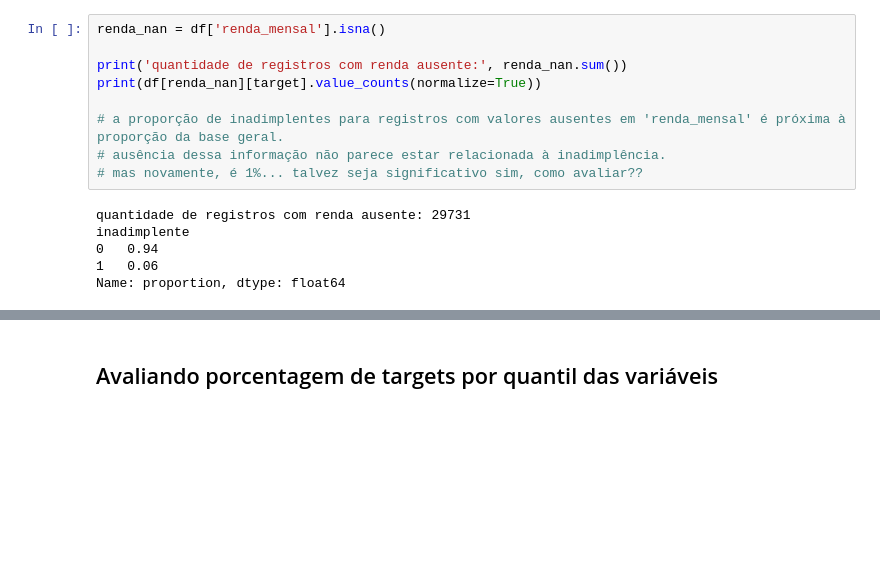
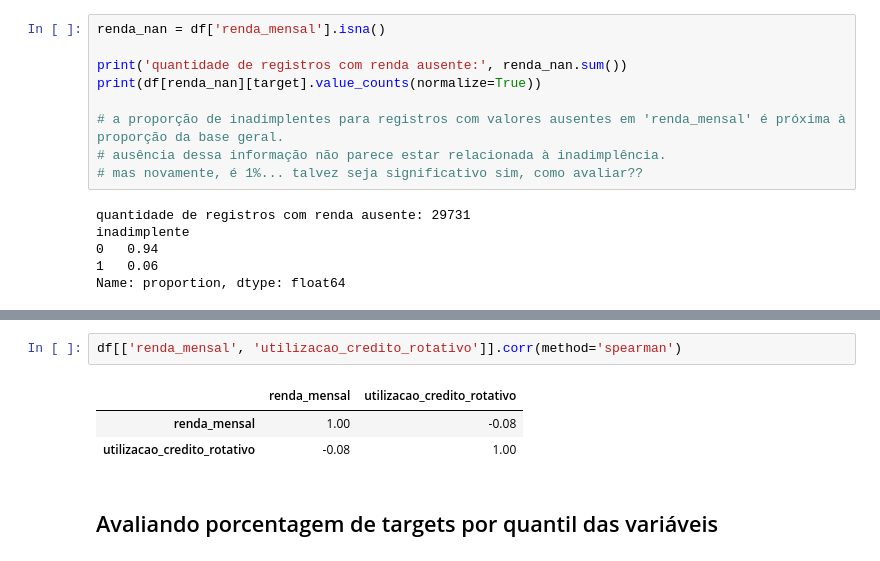
Before and after one commit to andradeyghor/credit-risk-api, a Jupyter notebook: notebooks/eda.ipynb, the cells around one changed output, grey strips where cells are left out. Drawn from its saved outputs; the diff is of its cells as text; blank space fills up the shorter version.

```diff
--- a/notebooks/eda.ipynb
+++ b/notebooks/eda.ipynb
@@ -514,3 +600,9 @@ Name: proportion, dtype: float64
+# %%
+df[['renda_mensal', 'utilizacao_credito_rotativo']].corr(method='spearman')
+# %% [output]
+|  | renda_mensal | utilizacao_credito_rotativo |
+| renda_mensal | 1.00 | -0.08 |
+| utilizacao_credito_rotativo | -0.08 | 1.00 |
 # %% [markdown]
 ## Avaliando porcentagem de targets por quantil das variáveis
 # %%
```
Also changed, not shown: parts of 10 cells of this notebook.
